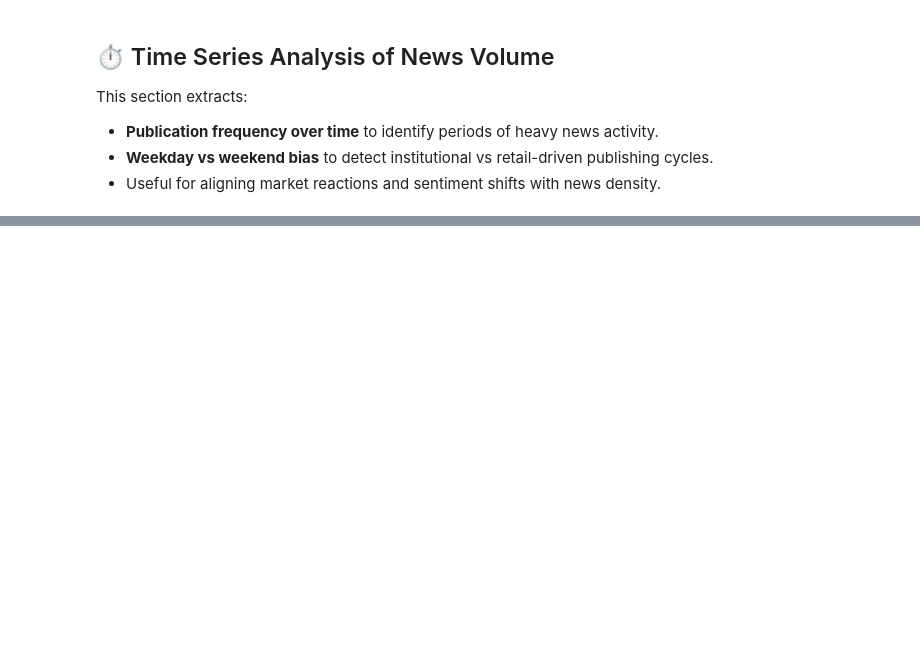
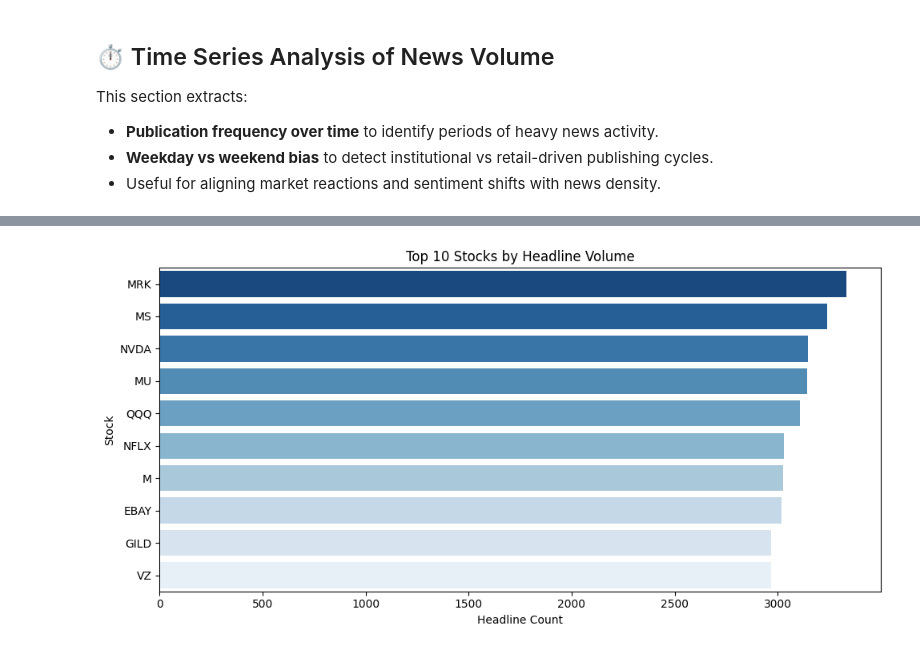
Before and after one commit to NabloP/b5w1-stock-market-challenge, a Jupyter notebook: notebooks/task-1-news-sentiment-eda.ipynb, the cells around one changed output, grey strips where cells are left out. Cells and saved outputs as stored; diff of their text form; code cells hidden in the pictures; blank space fills up the shorter version.

```diff
--- a/notebooks/task-1-news-sentiment-eda.ipynb
+++ b/notebooks/task-1-news-sentiment-eda.ipynb
@@ -402,0 +776,86 @@ df
+# %%
+# ------------------------------------------------------------------------------------------
+# 📈 Full Stock-Level Diagnostic Pipeline – Sentiment + Event Merge + Volume + Volatility
+# ------------------------------------------------------------------------------------------
+
+from src.text_stock_eda import (
+    StockHeadlineProfiler,
+    StockVolatilityAnalyzer,
+)
+
+try:
+    # Step 1: Initialize stock-level headline profiler
+    try:
+        profiler = StockHeadlineProfiler(df, verbose=True)
+        print("✅ StockHeadlineProfiler instance created.")
+    except Exception as e:
+        raise RuntimeError(f"Failed to initialize StockHeadlineProfiler: {e}")
+
+    # Step 2: Get headline volume per stock
+    try:
+        volume_df = profiler.get_headline_volume()
+        print("✅ Headline volume computation completed.")
+    except Exception as e:
+        raise RuntimeError(f"Headline volume computation failed: {e}")
+
+    # Step 3: Compute sentiment distribution per stock
+    try:
+        sentiment_df = profiler.get_sentiment_distribution()
+        print("✅ Sentiment distribution computation completed.")
+    except Exception as e:
+        raise RuntimeError(f"Sentiment distribution computation failed: {e}")
+
+    # Step 4: Optional – Merge with event data if available
+    try:
+        if "event_phrase_df" in locals():
+            merged_df = profiler.join_with_events(event_phrase_df)
+            print("✅ Merged with event data.")
+        else:
+            print("⚠️ Event data not found in scope. Skipping event merge.")
+    except Exception as e:
+        raise RuntimeError(f"Event merge failed: {e}")
+
+    # Step 5: Optional – Visualize top N stocks by volume
+    try:
+        profiler.plot_top_stocks_by_volume(n=10)
+    except Exception as e:
+        print(f"⚠️ Volume visualization failed: {e}")
+
+    # Step 6: Optional – Visualize top N stocks by sentiment share
+    try:
+        profiler.plot_sentiment_share_by_stock(n=10)
+    except Exception as e:
+        print(f"⚠️ Sentiment share visualization failed: {e}")
+
+    # Step 7: Optional – Plot sentiment distribution for a selected stock
+    try:
+        profiler.plot_sentiment_distribution(stock="AAPL")  # 🔁 Change ticker as needed
+    except Exception as e:
+        print(f"⚠️ Sentiment distribution plot failed: {e}")
+
+    # Step 8: Initialize volatility analyzer
+    try:
+        volatility_analyzer = StockVolatilityAnalyzer(df, verbose=True)
+        print("✅ StockVolatilityAnalyzer instance created.")
+    except Exception as e:
+        raise RuntimeError(f"Failed to initialize StockVolatilityAnalyzer: {e}")
+
+    # Step 9: Plot volume spike timeline for a stock
+    try:
+        volatility_analyzer.plot_volume_spikes(
+            stock="AAPL"
+        )  # 🔁 Change ticker as needed
+    except Exception as e:
+        print(f"⚠️ Volume spike plot failed: {e}")
+
+    # Step 10: Optional – Plot sentiment flips over time
+    try:
+        volatility_analyzer.plot_sentiment_flips(
+            stock="AAPL"
+        )  # 🔁 Change ticker as needed
+    except Exception as e:
+        print(f"⚠️ Sentiment flip timeline failed: {e}")
+
+except Exception as e:
+    print(f"❌ Full stock-level pipeline failed: {e}")
+# %% [output]
@@ -402,0 +870 @@ df
+[figure, added]
```
Also changed, not shown: parts of 23 cells of this notebook, 7 other files.
